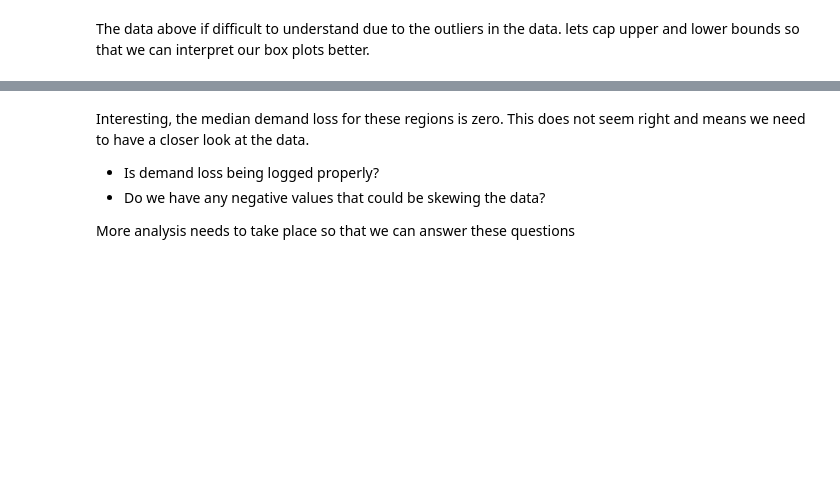
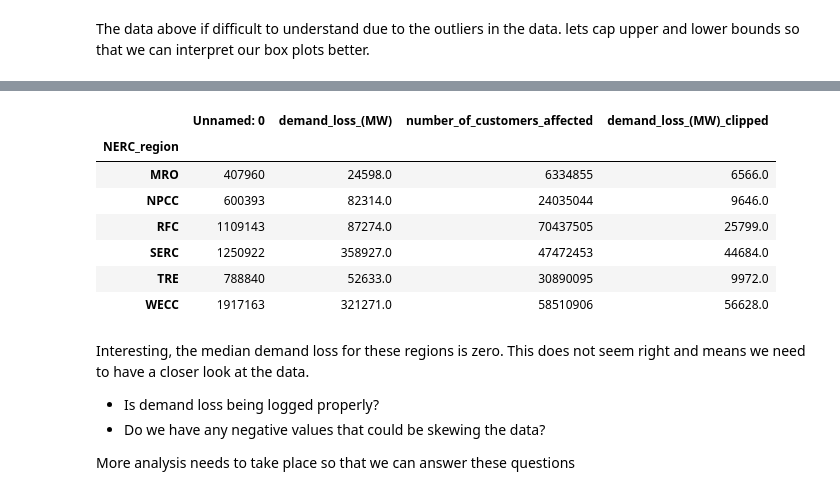
Before and after one commit to Meg-Guidry/maven_power_outage_challenge, a Jupyter notebook: Maven_Power_Outage_Challenge_Notebook.ipynb, the cells around one changed output, grey strips where cells are left out. Cells and saved outputs as stored; diff of their text form; code cells hidden in the pictures; blank space fills up the shorter version.

```diff
--- a/Maven_Power_Outage_Challenge_Notebook.ipynb
+++ b/Maven_Power_Outage_Challenge_Notebook.ipynb
@@ -953,7 +988,16 @@ plt.show()
 # %%
 # Lets have a closer look at the 6 regions with the most logged disturbances.
 
-disturbances[disturbances['NERC_region'].isin(["WECC", "RFC", "SERC", "NPCC", "TRE", "MRO"])].groupby(["NERC_region"]).median()
+disturbances[disturbances['NERC_region'].isin(["WECC", "RFC", "SERC", "NPCC", "TRE", "MRO"])].groupby(["NERC_region"]).sum()
+# %% [output]
+|  | Unnamed: 0 | demand_loss_(MW) | number_of_customers_affected | demand_loss_(MW)_clipped |
+| NERC_region |  |  |  |  |
+| MRO | 407960 | 24598.0 | 6334855 | 6566.0 |
+| NPCC | 600393 | 82314.0 | 24035044 | 9646.0 |
+| RFC | 1109143 | 87274.0 | 70437505 | 25799.0 |
+| SERC | 1250922 | 358927.0 | 47472453 | 44684.0 |
+| TRE | 788840 | 52633.0 | 30890095 | 9972.0 |
+| WECC | 1917163 | 321271.0 | 58510906 | 56628.0 |
 # %% [markdown]
 Interesting, the median demand loss for these regions is zero. This does not seem right and means we need to have a closer look at the data.
 - Is demand loss being logged properly?
```
Also changed, not shown: parts of 10 cells of this notebook.
